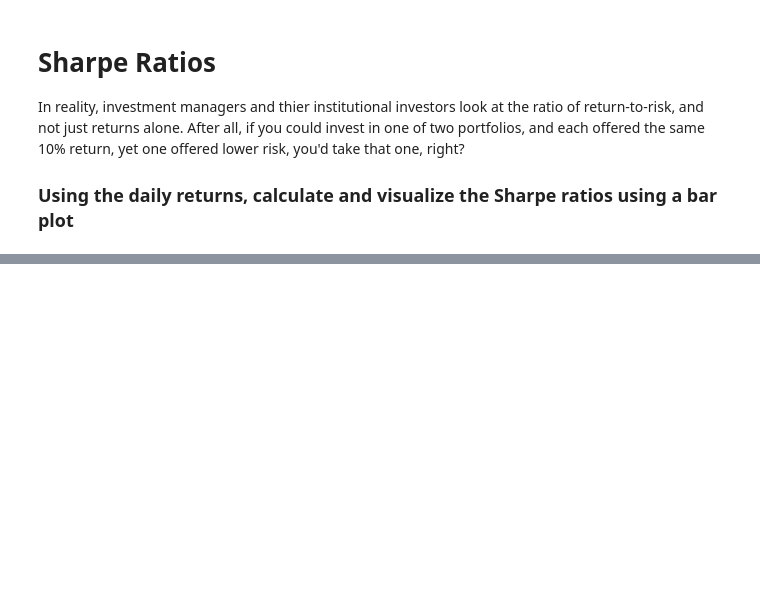
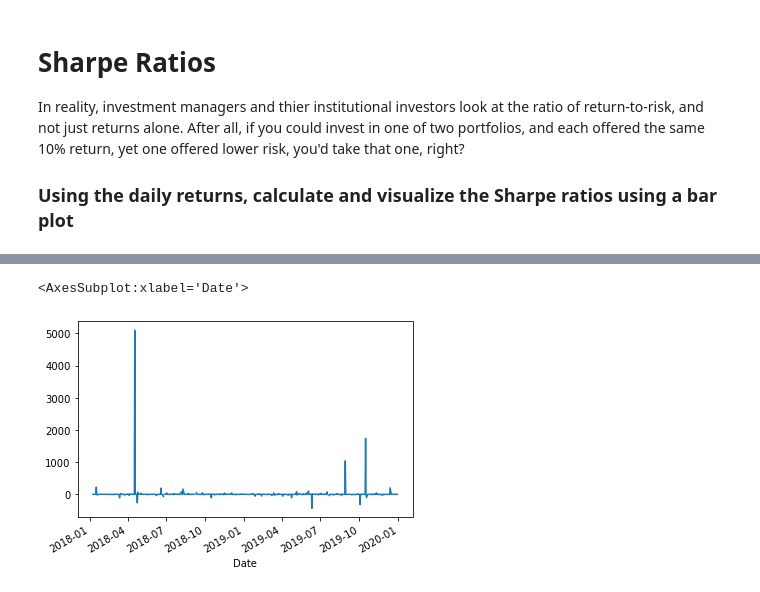
Before and after one commit to ObyNtech/module_4_challenge, a Jupyter notebook: whale_analysis.ipynb, the cells around one changed output, grey strips where cells are left out. Saved outputs shown, nothing was run; the diff lists cells and outputs as text; code cells hidden in the pictures; blank space fills up the shorter version.

```diff
--- a/whale_analysis.ipynb
+++ b/whale_analysis.ipynb
@@ -442,0 +616,10 @@ In reality, investment managers and thier institutional investors look at the ra
+# %%
+# Set weights
+weights = [1/3, 1/3, 1/3]
+
+L_weight = 1/3
+Otex_weight = 1/3
+Shop_weight = 1/3
+
+all_historical_portfolio_returns = L_weight * all_historical_data_df["L Close"] + Shop_weight * all_historical_data_df["Shop Close"] + Otex_weight* all_historical_data_df['Otex Close']
+all_historical_portfolio_returns
@@ -442,0 +640,6 @@ In reality, investment managers and thier institutional investors look at the ra
+# %%
+# plot sample data
+all_historical_portfolio_returns.plot()
+# %% [output]
+<AxesSubplot:xlabel='Date'>
+[figure, added]
```
Also changed, not shown: parts of 33 cells of this notebook.
